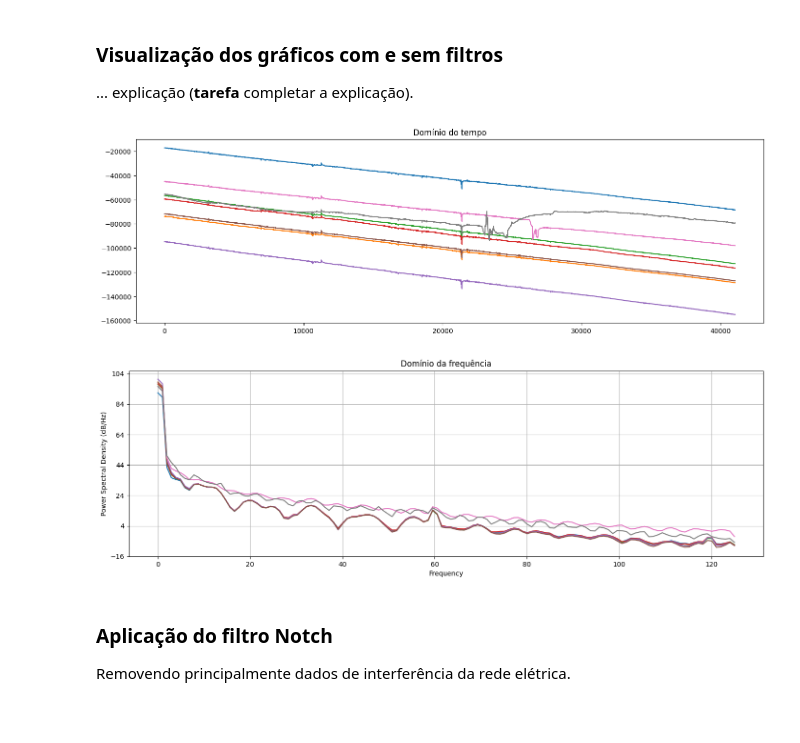
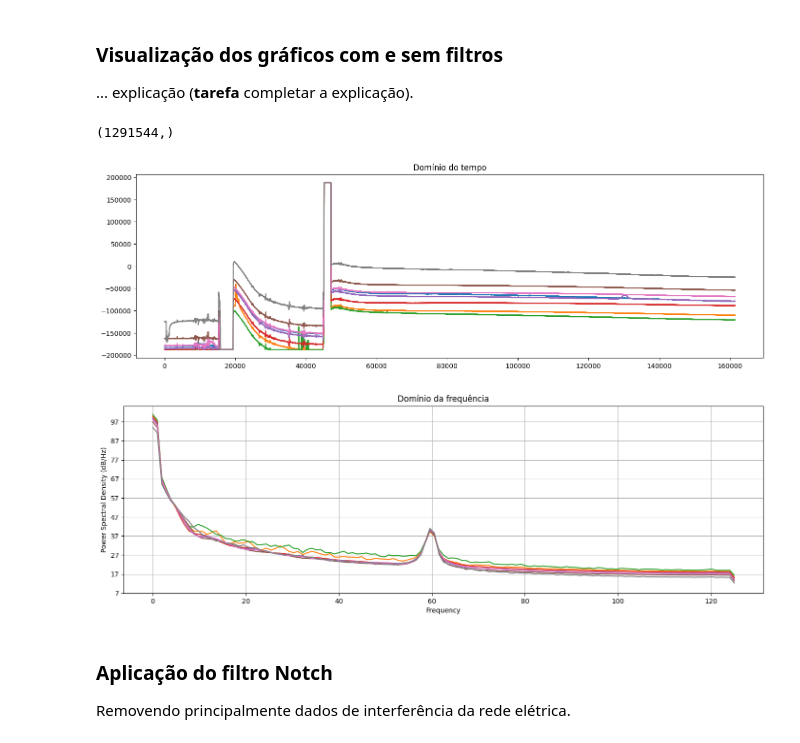
Before and after one commit to bneurd/tutoriais, a Jupyter notebook: Focus/src/preprocessing.ipynb, the cells around one changed output. Cells and saved outputs as stored; diff of their text form; code cells hidden in the pictures; blank space fills up the shorter version.

```diff
--- a/Focus/src/preprocessing.ipynb
+++ b/Focus/src/preprocessing.ipynb
@@ -43,26 +44,28 @@ def butter_notch(data, cutoff, var=1, fs=250, order=4):
 
 ... explicação (**tarefa** completar a explicação).
 # %%
-def print_graphs(data):
-    for i in range(data.shape[1]):
-        plt.plot(data[:,i])
+def print_graphs(X):
+    for i in range(X.shape[1]):
+        plt.plot(X[:,i])
     plt.title('Domínio do tempo')
     plt.show()
 
-    for i in range(data.shape[1]):
-        plt.psd(data[:,i], Fs=250)
+    for i in range(X.shape[1]):
+        plt.psd(X[:,i], Fs=250)
     plt.title('Domínio da frequência')
     plt.show()
 # %%
 # Apresentação dos dados sem aplicação dos filtros.
 
-data = np.load('../dataset/data.npy')
+data = np.load('../data.npy')
+print(data.flatten().shape)
 
 rcParams['figure.figsize'] = [17., 5.]
 print_graphs(data)
 # %% [output]
+(1291544,)
-[figure, old version]
+[figure, new version]
-[figure, old version]
+[figure, new version]
 # %% [markdown]
 ### Aplicação do filtro Notch
 
```
Also changed, not shown: parts of 4 cells of this notebook, 3 other files.
